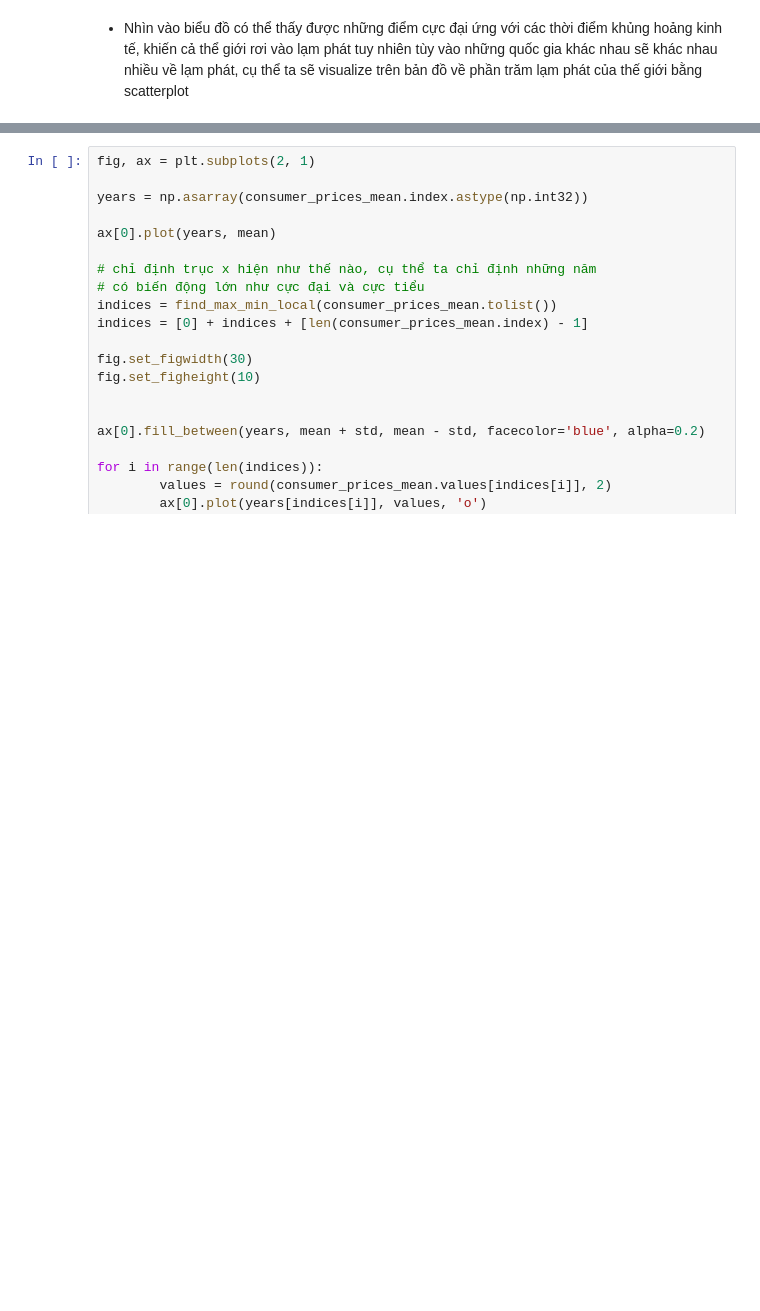
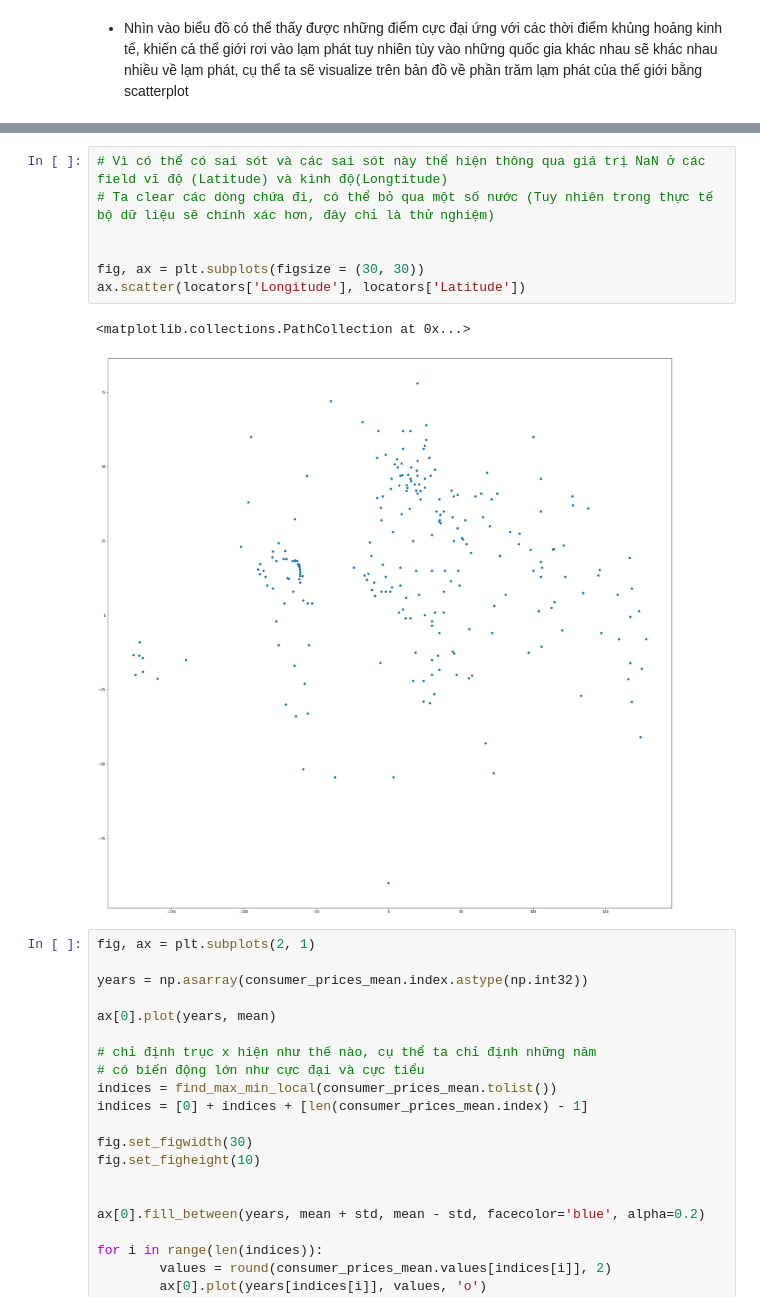
Before and after one commit to ToanLyHoa/Report-data-analysis, a Jupyter notebook: Report.ipynb, the cells around one changed output, grey strips where cells are left out. Drawn from its saved outputs; the diff is of its cells as text; blank space fills up the shorter version.

```diff
--- a/Report.ipynb
+++ b/Report.ipynb
@@ -360,3 +434,13 @@ locators.rename(columns = {'Country' : 'Country Name'})
+# %%
+# Vì có thể có sai sót và các sai sót này thể hiện thông qua giá trị NaN ở các field vĩ độ (Latitude) và kinh độ(Longtitude)
+# Ta clear các dòng chứa đi, có thể bỏ qua một số nước (Tuy nhiên trong thực tế bộ dữ liệu sẽ chính xác hơn, đây chỉ là thử nghiệm)
+
+
+fig, ax = plt.subplots(figsize = (30, 30))
+ax.scatter(locators['Longitude'], locators['Latitude'])
+# %% [output]
+<matplotlib.collections.PathCollection at 0x...>
+[figure, added]
 # %%
 fig, ax = plt.subplots(2, 1)
 
```
Also changed, not shown: parts of 9 cells of this notebook.
